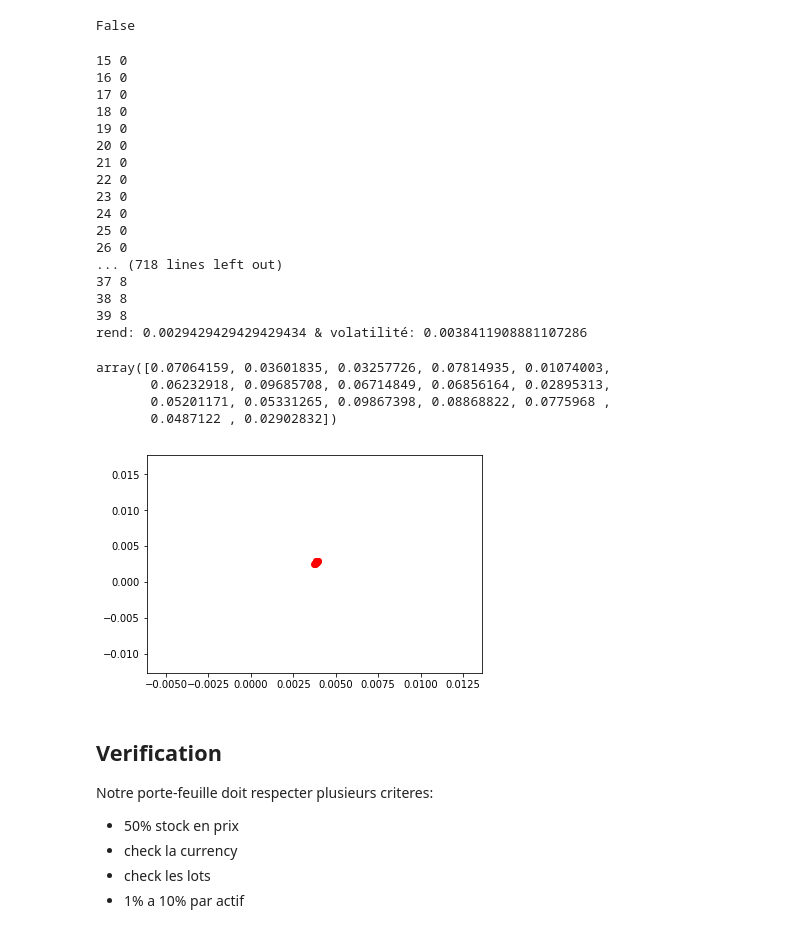
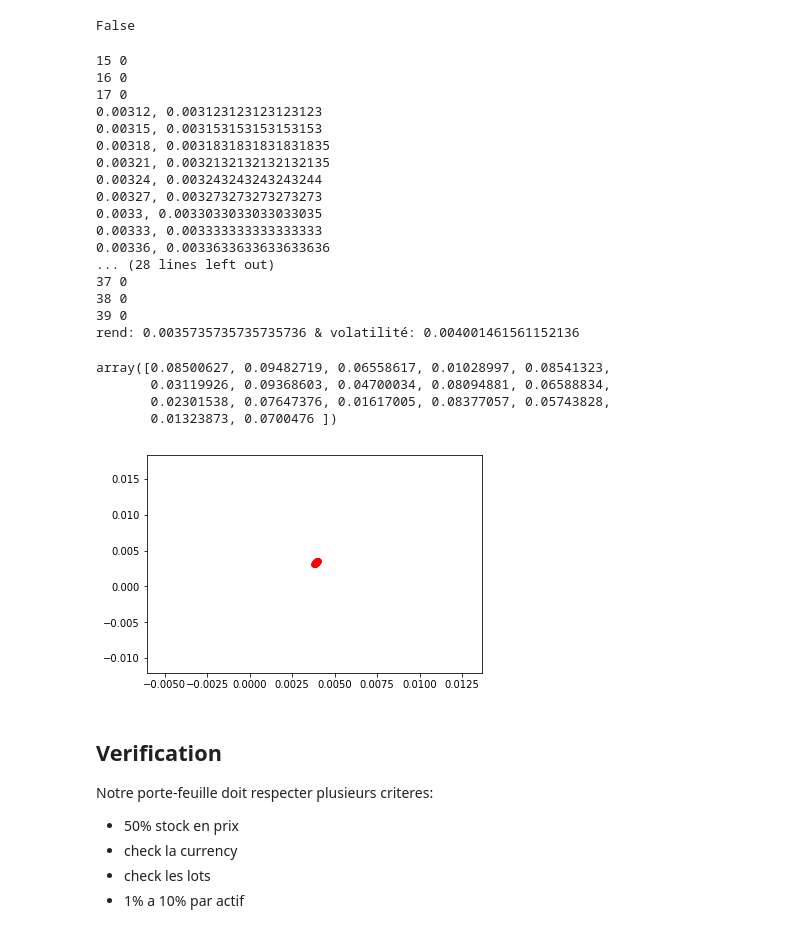
Before and after one commit to landEpita/Dolphin, a Jupyter notebook: Optimisation_Markowitz.ipynb, the cells around one changed output. Drawn from its saved outputs; the diff is of its cells as text; code cells hidden in the pictures.

```diff
--- a/Optimisation_Markowitz.ipynb
+++ b/Optimisation_Markowitz.ipynb
@@ -559,56 +559,58 @@ mat_return = np.array(l_return.values[res])
 target_ = np.linspace(0.000, 0.03, num=1000)
 best = ""
 W=np.array([])
-actual_rend = -10
+actual_rend = 0
+actual_std = 1
 decal = 0
 Res=[]
 
 while len(W) == 0 and decal < 20:
     for j in range(15,40):
         print(j, decal)
         if decal > 0:
             res = np.argsort(classement)[-j-decal:-decal]
         else:
             res = np.argsort(classement)[-j:]
         mat_return = np.array(l_return.values[res])
         for i in target_:
             w = get_w(mat_return, i)
             if checking_w(w):
                 variance, std, rend = sharpe(w, mat_return)
-                print(f"{i:0.3}, {rend} , {w}")
-                if actual_rend < rend:
+                print(f"{i:0.3}, {rend}")
+                if actual_rend/actual_std < rend/std:
                     Res=res
                     W=w
                     actual_rend= rend
+                    actual_std = std
                     best = f"rend: {rend} & volatilité: {std}"
                     plt.scatter(std, rend, c="red")
     decal+=1
 
 print(best)
 W
 # %% [output]
 15 0
 16 0
 17 0
-18 0
-19 0
-20 0
-21 0
-22 0
-23 0
-24 0
-25 0
-26 0
-... (718 lines left out)
-37 8
-38 8
-39 8
-rend: 0.0029429429429429434 & volatilité: 0.0038411908881107286
+0.00312, 0.003123123123123123
+0.00315, 0.003153153153153153
+0.00318, 0.0031831831831831835
+0.00321, 0.0032132132132132135
+0.00324, 0.003243243243243244
+0.00327, 0.003273273273273273
+0.0033, 0.0033033033033033035
+0.00333, 0.003333333333333333
+0.00336, 0.0033633633633633636
+... (28 lines left out)
+37 0
+38 0
+39 0
+rend: 0.0035735735735735736 & volatilité: 0.004001461561152136
-array([0.07064159, 0.03601835, 0.03257726, 0.07814935, 0.01074003,
-       0.06232918, 0.09685708, 0.06714849, 0.06856164, 0.02895313,
-       0.05201171, 0.05331265, 0.09867398, 0.08868822, 0.0775968 ,
-       0.0487122 , 0.02902832])
+array([0.08500627, 0.09482719, 0.06558617, 0.01028997, 0.08541323,
+       0.03119926, 0.09368603, 0.04700034, 0.08094881, 0.06588834,
+       0.02301538, 0.07647376, 0.01617005, 0.08377057, 0.05743828,
+       0.01323873, 0.0700476 ])
-[figure, old version]
+[figure, new version]
 # %% [markdown]
 ## Verification
 
```
Also changed, not shown: parts of 19 cells of this notebook.
